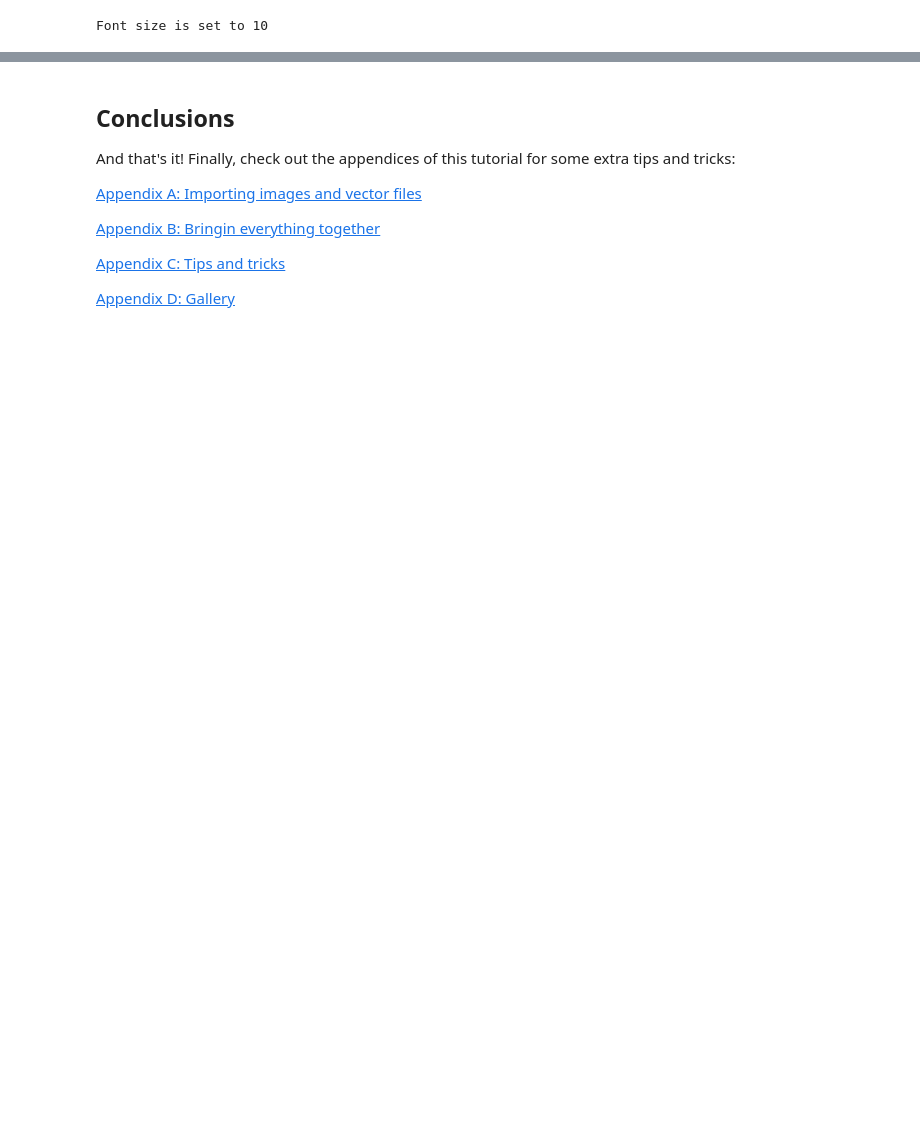
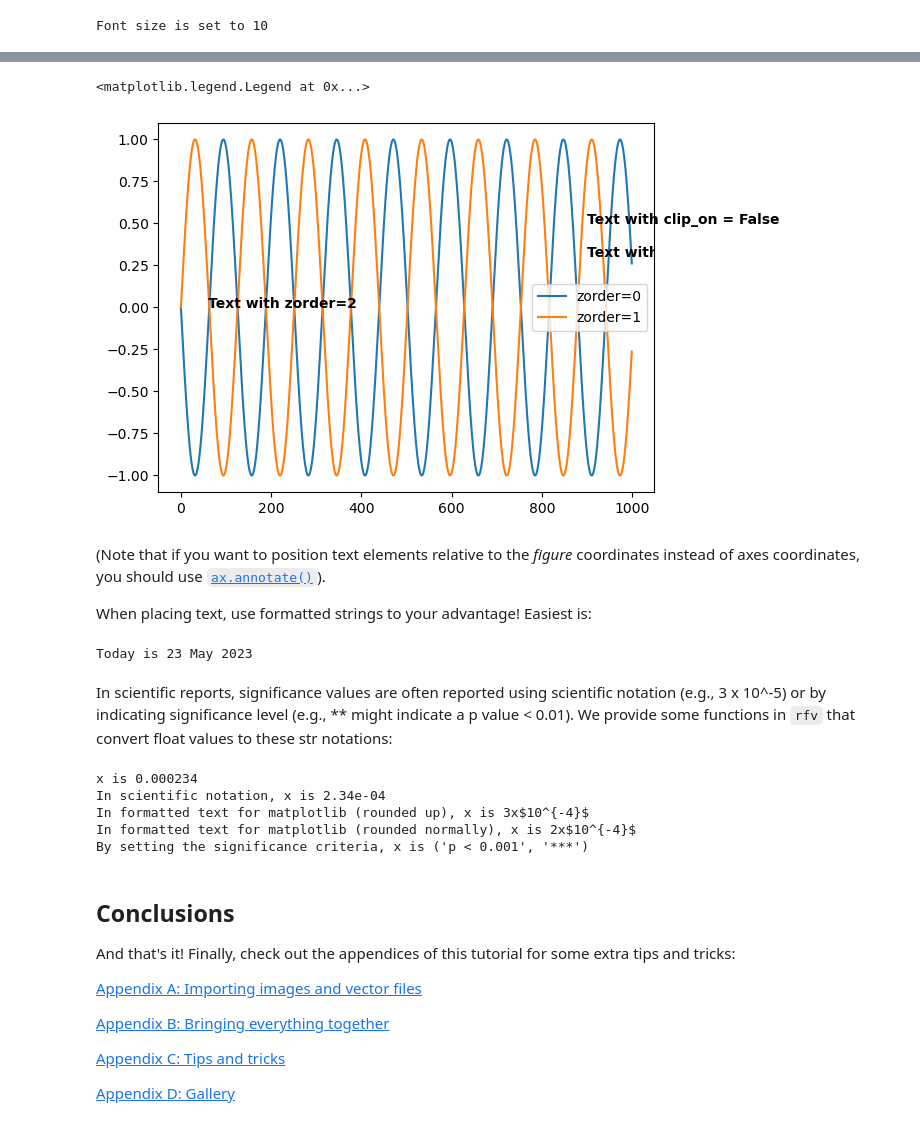
Before and after one commit to vdplasthijs/reproducible_figures, a Jupyter notebook: tutorial/Step 5: Adding clarification elements.ipynb, the cells around one changed output, grey strips where cells are left out. Cells and saved outputs as stored; diff of their text form; code cells hidden in the pictures; blank space fills up the shorter version.

Commit message:
add text (and significant indicators)

```diff
--- a/tutorial/Step 5: Adding clarification elements.ipynb
+++ b/tutorial/Step 5: Adding clarification elements.ipynb
@@ -46,3 +55,45 @@ Coordinates: x 342.0163043478261, y 162.72000000000003
+# %%
+ax = plt.subplot(111)
+
+ax.plot(-np.sin(np.linspace(0, 50, 1000)), zorder=0, label='zorder=0')
+ax.plot(np.sin(np.linspace(0, 50, 1000)), zorder=1, label='zorder=1')
+ax.text(s='Text with zorder=2', x=60, y=0.0, zorder=2, fontdict={'weight': 'bold'})
+
+ax.text(s='Text with clip_on = False', x=900, y=0.5, zorder=2, fontdict={'weight': 'bold'}, clip_on=False)
+ax.text(s='Text with clip_on = True', x=900, y=0.3, zorder=2, fontdict={'weight': 'bold'}, clip_on=True)
+ax.legend()
+# %% [output]
+<matplotlib.legend.Legend at 0x...>
+[figure, added]
+# %% [markdown]
+(Note that if you want to position text elements relative to the *figure* coordinates instead of axes coordinates, you should use [`ax.annotate()`](https://matplotlib.org/stable/api/_as_gen/matplotlib.pyplot.annotate.html)).
+
+When placing text, use formatted strings to your advantage! Easiest is:
+# %%
+date_str = f'Today is {datetime.now().strftime("%d %B %Y")}'
+print(date_str)
+# %% [output]
+Today is 23 May 2023
+# %% [markdown]
+In scientific reports, significance values are often reported using scientific notation (e.g., 3 x 10^-5) or by indicating significance level (e.g., ** might indicate a p value < 0.01). We provide some functions in `rfv` that convert float values to these str notations:
+# %%
+x = 0.000234
+
+print(f'x is {x}')
+
+print(f'In scientific notation, x is {x:.2e}')
+
+print(f'In formatted text for matplotlib (rounded up), x is {rfv.readable_p(x)}')
+
+print(f'In formatted text for matplotlib (rounded normally), x is {rfv.readable_p_exact(x)}')
+
+print(f'By setting the significance criteria, x is {rfv.readable_p_significance_statement(x)}')  # using default args for criteria
+# %% [output]
+x is 0.000234
+In scientific notation, x is 2.34e-04
+In formatted text for matplotlib (rounded up), x is 3x$10^{-4}$
+In formatted text for matplotlib (rounded normally), x is 2x$10^{-4}$
+By setting the significance criteria, x is ('p < 0.001', '***')
 # %% [markdown]
 ## Conclusions
 
@@ -50,7 +101,7 @@ And that's it! Finally, check out the appendices of this tutorial for some extra
 
 [Appendix A: Importing images and vector files](https://github.com/vdplasthijs/reproducible_figures/blob/main/tutorial/Tutorial%20appendix%20A%3A%20Importing%20images%20and%20vector%20files.ipynb)
 
-[Appendix B: Bringin everything together](https://github.com/vdplasthijs/reproducible_figures/blob/main/tutorial/Tutorial%20appendix%20B%3A%20Bringing%20everything%20together.ipynb)
+[Appendix B: Bringing everything together](https://github.com/vdplasthijs/reproducible_figures/blob/main/tutorial/Tutorial%20appendix%20B%3A%20Bringing%20everything%20together.ipynb)
 
 [Appendix C: Tips and tricks](https://github.com/vdplasthijs/reproducible_figures/blob/main/tutorial/Tutorial%20appendix%20C%3A%20Tips%20and%20tricks.ipynb)
 
```
Also changed, not shown: parts of 5 cells of this notebook, 2 other files.
